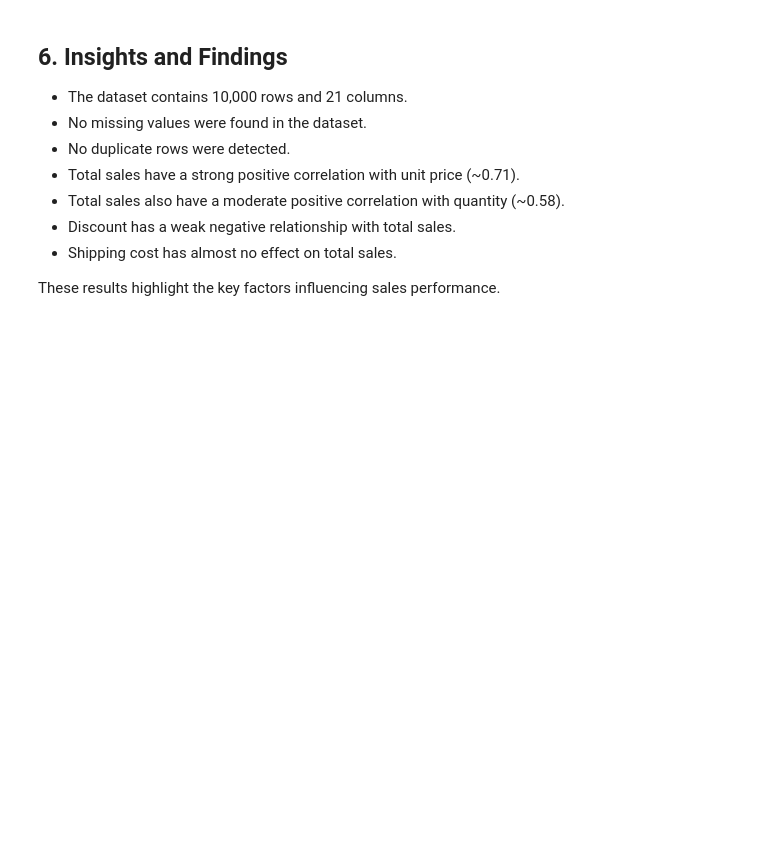
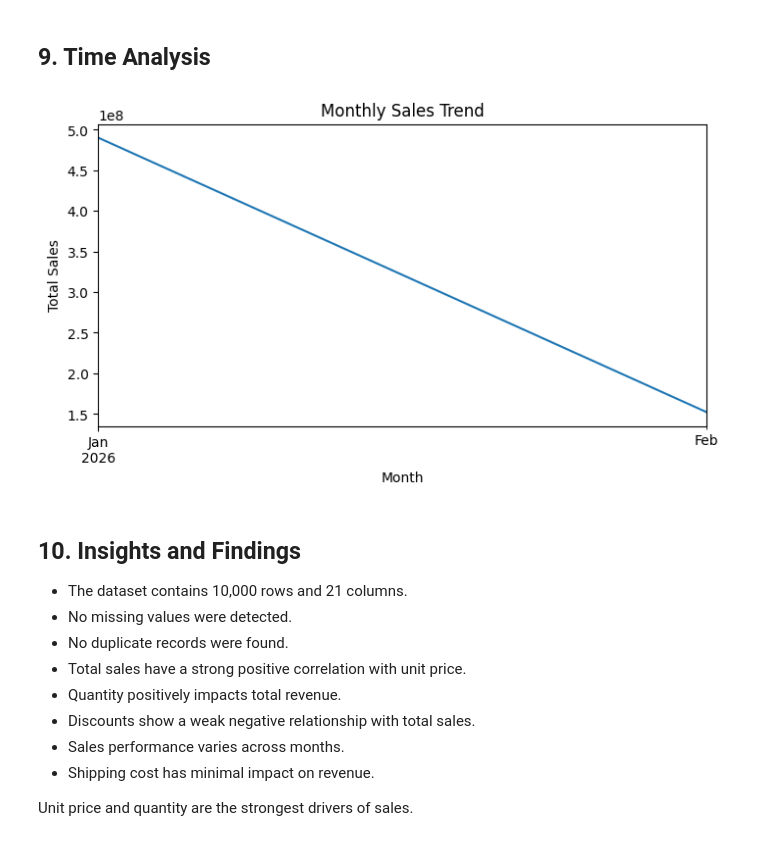
Before and after one commit to xcsi/Lab3WASAN, a Jupyter notebook: lab3.ipynb, the cells around one changed output. Cells and saved outputs as stored; diff of their text form; code cells hidden in the pictures; blank space fills up the shorter version.

```diff
--- a/lab3.ipynb
+++ b/lab3.ipynb
@@ -75,12 +134,26 @@ print(df.corr(numeric_only=True))
+# %% [markdown]
+## 9. Time Analysis
+# %%
+df["month"] = df["order_date"].dt.to_period("M")
+monthly_sales = df.groupby("month")["total_sales"].sum()
+
+monthly_sales.plot(figsize=(8,4))
+plt.title("Monthly Sales Trend")
+plt.xlabel("Month")
+plt.ylabel("Total Sales")
+plt.show()
+# %% [output]
+[figure, added]
 # %% [markdown]
-## 6. Insights and Findings
+## 10. Insights and Findings
 
 - The dataset contains 10,000 rows and 21 columns.
-- No missing values were found in the dataset.
-- No duplicate rows were detected.
-- Total sales have a strong positive correlation with unit price (~0.71).
-- Total sales also have a moderate positive correlation with quantity (~0.58).
-- Discount has a weak negative relationship with total sales.
-- Shipping cost has almost no effect on total sales.
+- No missing values were detected.
+- No duplicate records were found.
+- Total sales have a strong positive correlation with unit price.
+- Quantity positively impacts total revenue.
+- Discounts show a weak negative relationship with total sales.
+- Sales performance varies across months.
+- Shipping cost has minimal impact on revenue.
 
-These results highlight the key factors influencing sales performance.
+Unit price and quantity are the strongest drivers of sales.
```
Also changed, not shown: parts of 15 cells of this notebook.
